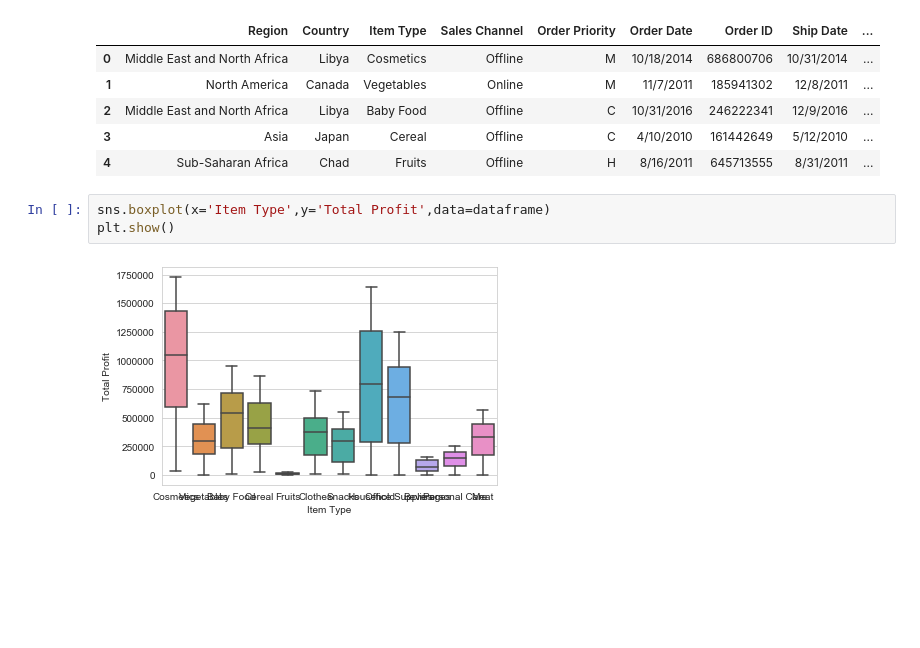
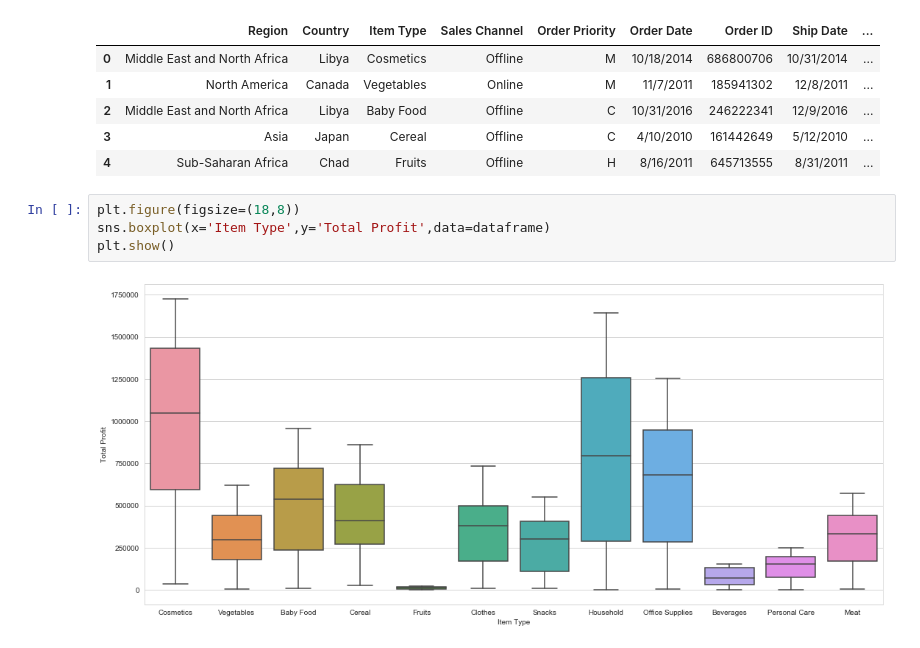
Before and after one commit to Deepanshuchauhan123/Machine-Learning, a Jupyter notebook: Seaborn/Seaborn.ipynb, the cells around one changed output. Drawn from its saved outputs; the diff is of its cells as text; blank space fills up the shorter version.

```diff
--- a/Seaborn/Seaborn.ipynb
+++ b/Seaborn/Seaborn.ipynb
@@ -88,8 +89,9 @@ dataframe.head()
 | 3 | Asia | Japan | Cereal | Offline | C | 4/10/2010 | 161442649 | 5/12/2010 | ... |
 | 4 | Sub-Saharan Africa | Chad | Fruits | Offline | H | 8/16/2011 | 645713555 | 8/31/2011 | ... |
 # %%
+plt.figure(figsize=(18,8))
 sns.boxplot(x='Item Type',y='Total Profit',data=dataframe)
 plt.show()
 # %% [output]
-[figure, old version]
+[figure, new version]
 # %%
```
Also changed, not shown: parts of 2 cells of this notebook, 2 other files.
